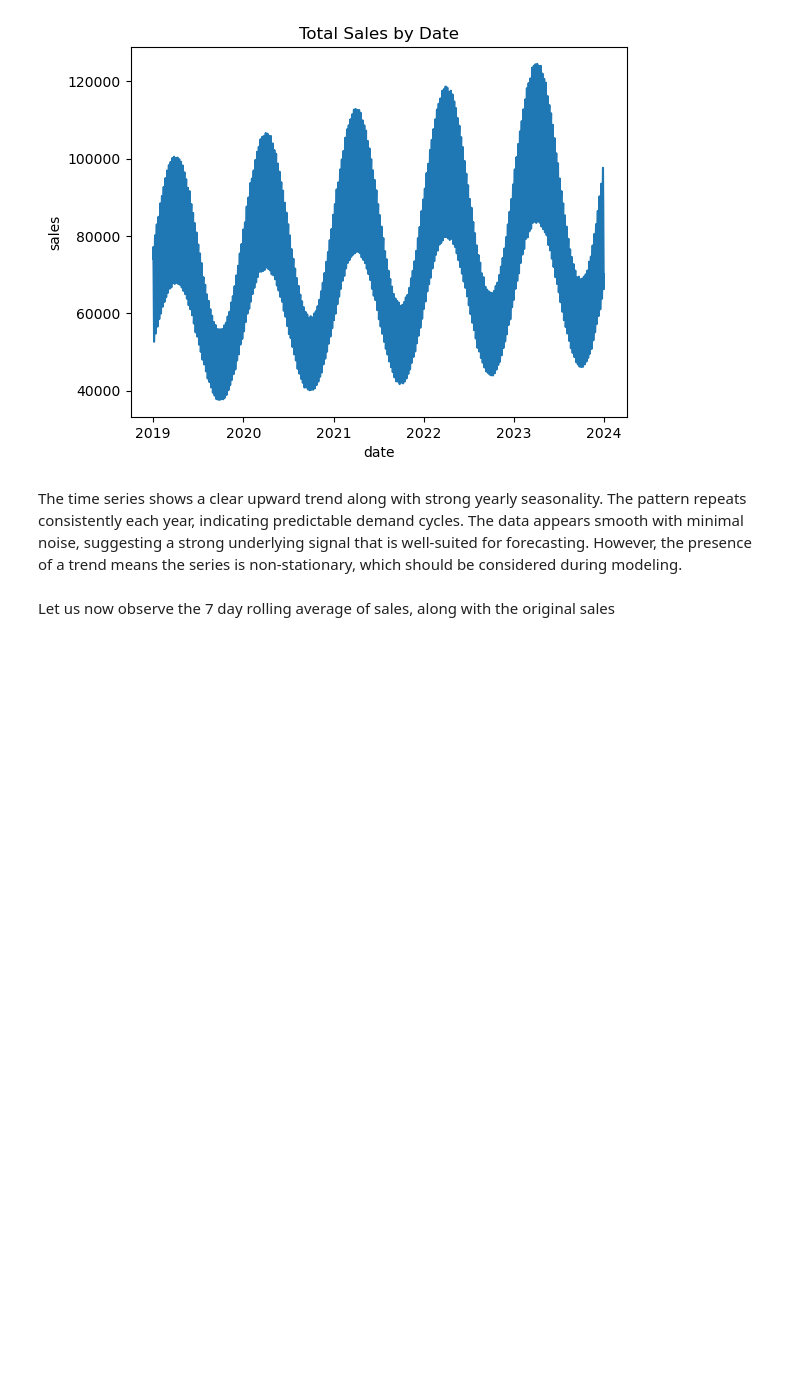
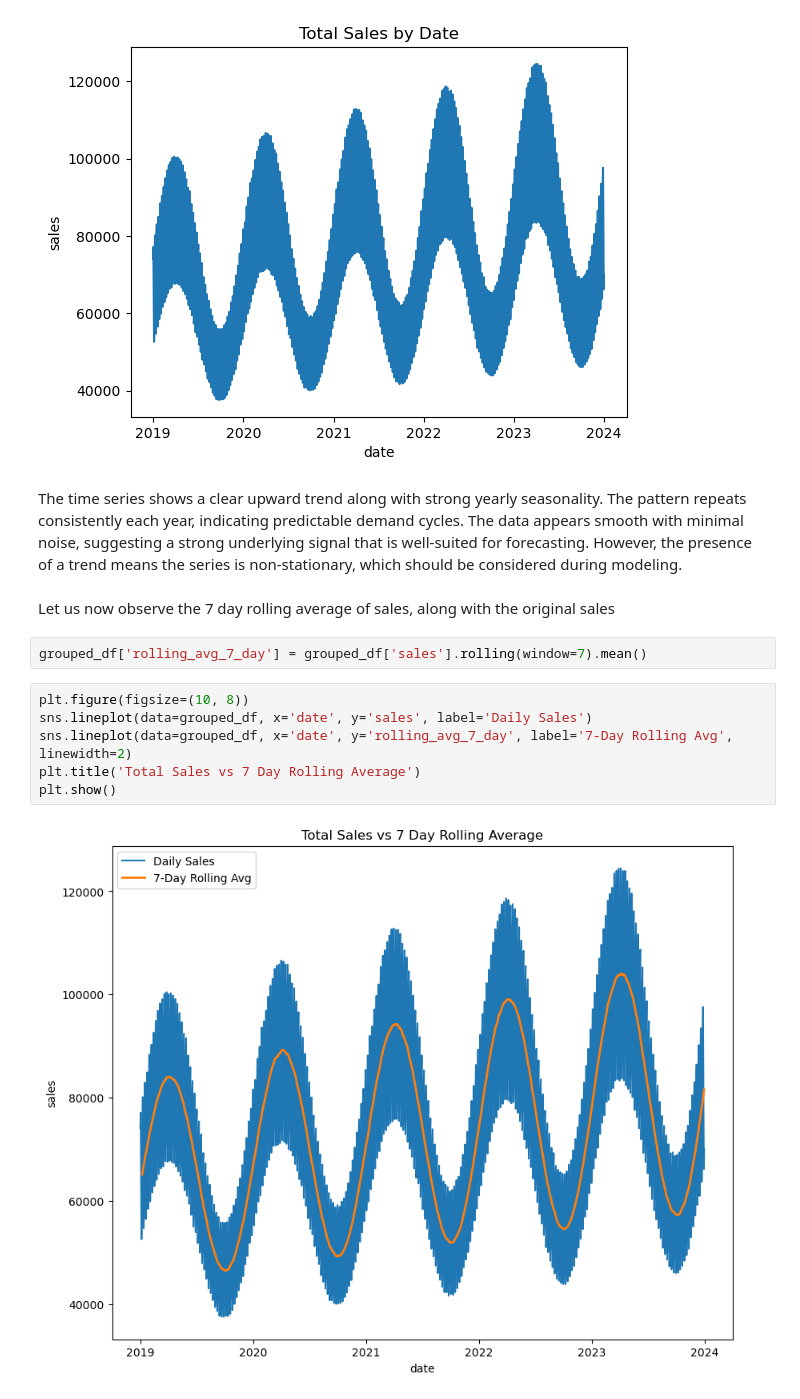
Before and after one commit to alinazir105/Revenue-Forecasting-System, a Jupyter notebook: notebook.ipynb, the cells around one changed output. Saved outputs shown, nothing was run; the diff lists cells and outputs as text; blank space fills up the shorter version.

```diff
--- a/notebook.ipynb
+++ b/notebook.ipynb
@@ -284,3 +284,13 @@ The time series shows a clear upward trend along with strong yearly seasonality.
 # %% [markdown]
 
 Let us now observe the 7 day rolling average of sales, along with the original sales
+# %%
+grouped_df['rolling_avg_7_day'] = grouped_df['sales'].rolling(window=7).mean()
+# %%
+plt.figure(figsize=(10, 8))
+sns.lineplot(data=grouped_df, x='date', y='sales', label='Daily Sales')
+sns.lineplot(data=grouped_df, x='date', y='rolling_avg_7_day', label='7-Day Rolling Avg', linewidth=2)
+plt.title('Total Sales vs 7 Day Rolling Average')
+plt.show()
+# %% [output]
+[figure, added]
```
Also changed, not shown: parts of 16 cells of this notebook.
